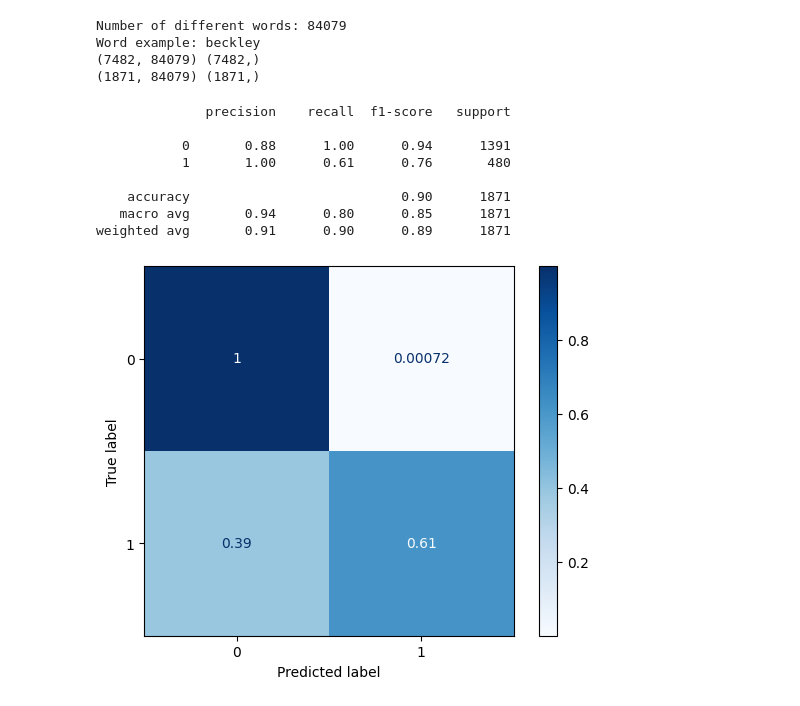
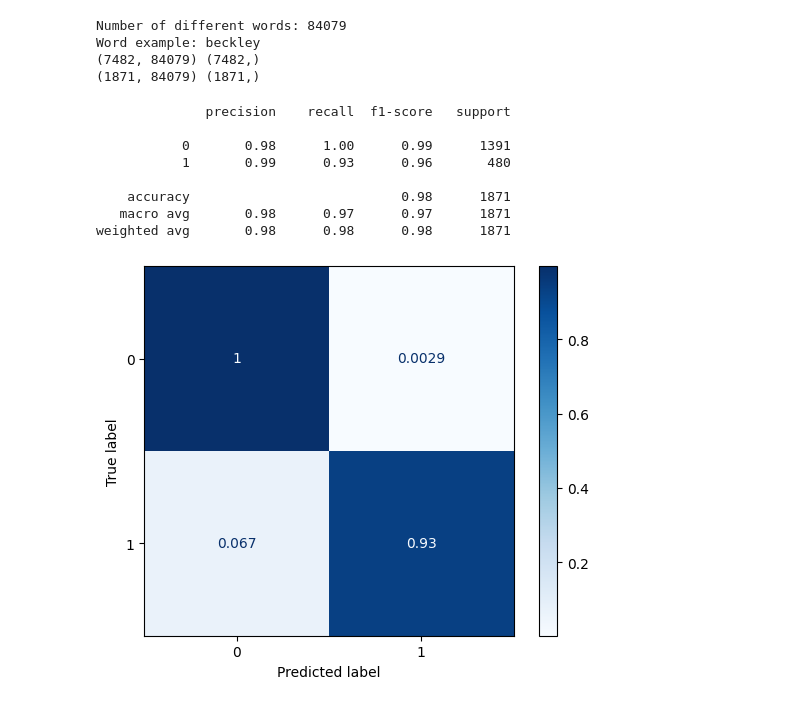
Before and after one commit to ahosk/qtw_smu, a Jupyter notebook: Case Study 3: Clustering/Notebooks/CS3.ipynb, the cells around one changed output. Cells and saved outputs as stored; diff of their text form; code cells hidden in the pictures.

Commit message:
update to alpha

```diff
--- a/Case Study 3: Clustering/Notebooks/CS3.ipynb
+++ b/Case Study 3: Clustering/Notebooks/CS3.ipynb
@@ -174,24 +176,24 @@ Word example: beckley
 (1871, 84079) (1871,)
 # %%
 # Create classifier.
-clf = MultinomialNB()
+clf = MultinomialNB(alpha=.2)
 
 # Fit the classifier on the training features and labels.
 clf.fit(X_train, y_train)
 
 # Make prediction - Store predictions in a list named pred.
 pred = clf.predict(X_test)
 
 accuracy_score(y_test,pred)
 print(classification_report(y_test,pred))
 ConfusionMatrixDisplay.from_predictions(y_test,pred,normalize='true',cmap='Blues');
 # %% [output]
               precision    recall  f1-score   support
 
-           0       0.88      1.00      0.94      1391
-           1       1.00      0.61      0.76       480
+           0       0.98      1.00      0.99      1391
+           1       0.99      0.93      0.96       480
 
-    accuracy                           0.90      1871
-   macro avg       0.94      0.80      0.85      1871
-weighted avg       0.91      0.90      0.89      1871
+    accuracy                           0.98      1871
+   macro avg       0.98      0.97      0.97      1871
+weighted avg       0.98      0.98      0.98      1871
-[figure, old version]
+[figure, new version]
```
Also changed, not shown: parts of 4 cells of this notebook.
